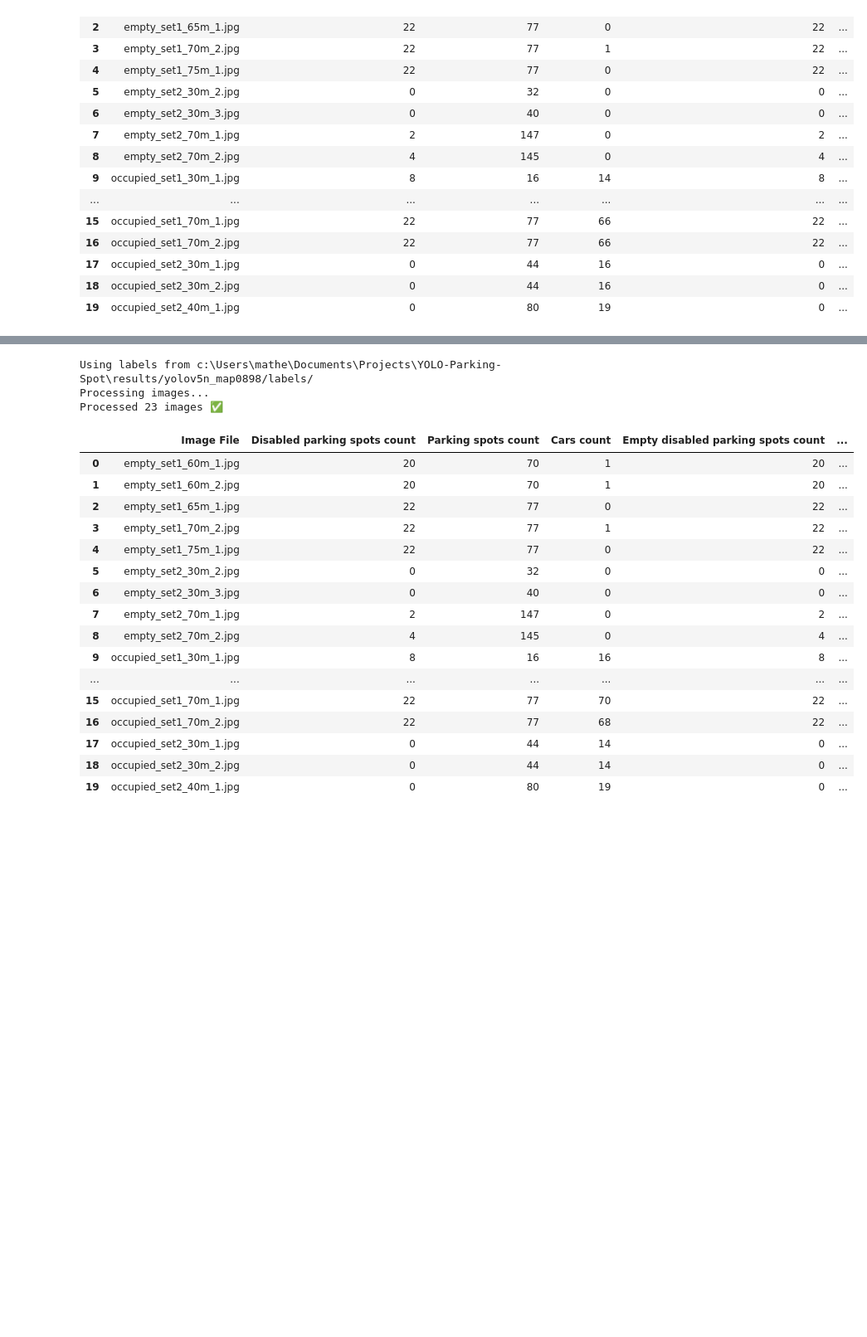
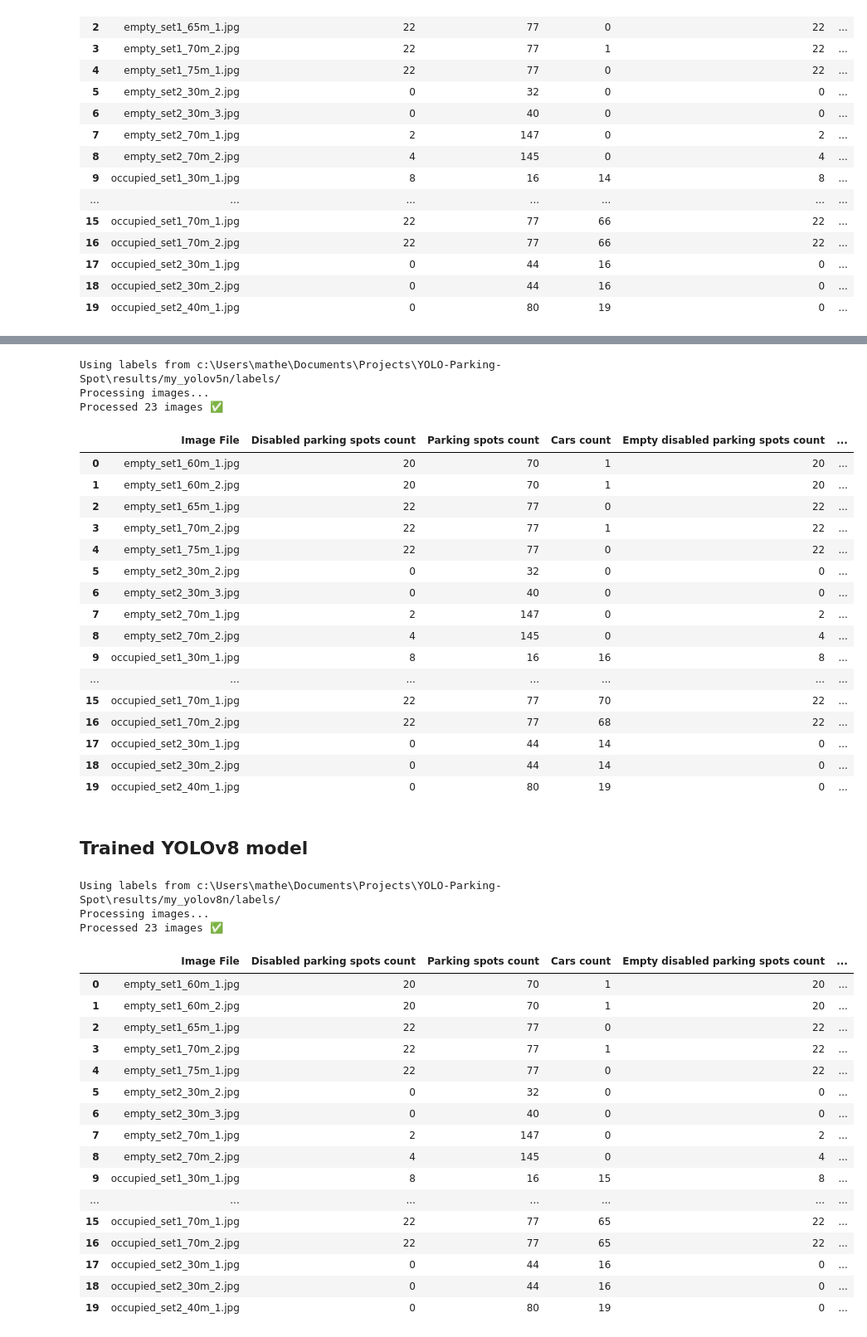
Before and after one commit to math-silva/YOLO-Parking-Spot, a Jupyter notebook: notebooks/yolo-parking-spot.ipynb, the cells around one changed output, grey strips where cells are left out. Shown at 83% size. Saved outputs shown, nothing was run; the diff lists cells and outputs as text; code cells hidden in the pictures; blank space fills up the shorter version.

Commit message:
YOLOv8 almost done

```diff
--- a/notebooks/yolo-parking-spot.ipynb
+++ b/notebooks/yolo-parking-spot.ipynb
@@ -40,6 +42,6 @@ Processed 23 images ✅
 # %%
 # Specify the model name
-model = 'yolov5n_map0898'
+model = 'my_yolov5n'
 
 # Specify the output folder path
 output_folder = os.path.join(repo_path, f'results/{model}/')
@@ -48,7 +50,7 @@ output_folder = os.path.join(repo_path, f'results/{model}/')
 results = process_images(data_path, output_folder, highlighted_cars=True, model=model)
 results.head(20) # Show the results for the first 20 images
 # %% [output]
-Using labels from c:\Users\mathe\Documents\Projects\YOLO-Parking-Spot\results/yolov5n_map0898/labels/
+Using labels from c:\Users\mathe\Documents\Projects\YOLO-Parking-Spot\results/my_yolov5n/labels/
 Processing images...
 Processed 23 images ✅
 |  | Image File | Disabled parking spots count | Parking spots count | Cars count | Empty disabled parking spots count | ... |
@@ -68,6 +70,39 @@ Processed 23 images ✅
 | 17 | occupied_set2_30m_1.jpg | 0 | 44 | 14 | 0 | ... |
 | 18 | occupied_set2_30m_2.jpg | 0 | 44 | 14 | 0 | ... |
 | 19 | occupied_set2_40m_1.jpg | 0 | 80 | 19 | 0 | ... |
+# %% [markdown]
+## Trained YOLOv8 model
+# %%
+# Specify the model name
+model = 'my_yolov8n'
+
+# Specify the output folder path
+output_folder = os.path.join(repo_path, f'results/{model}/')
+
+# process_images returns a dataframe containing the results
+results = process_images(data_path, output_folder, highlighted_cars=True, model=model)
+results.head(20) # Show the results for the first 20 images
+# %% [output]
+Using labels from c:\Users\mathe\Documents\Projects\YOLO-Parking-Spot\results/my_yolov8n/labels/
+Processing images...
+Processed 23 images ✅
+|  | Image File | Disabled parking spots count | Parking spots count | Cars count | Empty disabled parking spots count | ... |
+| 0 | empty_set1_60m_1.jpg | 20 | 70 | 1 | 20 | ... |
+| 1 | empty_set1_60m_2.jpg | 20 | 70 | 1 | 20 | ... |
+| 2 | empty_set1_65m_1.jpg | 22 | 77 | 0 | 22 | ... |
+| 3 | empty_set1_70m_2.jpg | 22 | 77 | 1 | 22 | ... |
+| 4 | empty_set1_75m_1.jpg | 22 | 77 | 0 | 22 | ... |
+| 5 | empty_set2_30m_2.jpg | 0 | 32 | 0 | 0 | ... |
+| 6 | empty_set2_30m_3.jpg | 0 | 40 | 0 | 0 | ... |
+| 7 | empty_set2_70m_1.jpg | 2 | 147 | 0 | 2 | ... |
+| 8 | empty_set2_70m_2.jpg | 4 | 145 | 0 | 4 | ... |
+| 9 | occupied_set1_30m_1.jpg | 8 | 16 | 15 | 8 | ... |
+| ... | ... | ... | ... | ... | ... | ... |
+| 15 | occupied_set1_70m_1.jpg | 22 | 77 | 65 | 22 | ... |
+| 16 | occupied_set1_70m_2.jpg | 22 | 77 | 65 | 22 | ... |
+| 17 | occupied_set2_30m_1.jpg | 0 | 44 | 16 | 0 | ... |
+| 18 | occupied_set2_30m_2.jpg | 0 | 44 | 16 | 0 | ... |
+| 19 | occupied_set2_40m_1.jpg | 0 | 80 | 19 | 0 | ... |
 # %% [markdown]
 ### If you want to train a model from scratch, go to [yolov5.ipynb](yolov5.ipynb) or [yolov8.ipynb](yolov8.ipynb) notebooks ✨🚀
 
```
Also changed, not shown: parts of 1 cell of this notebook, 2 other files.
